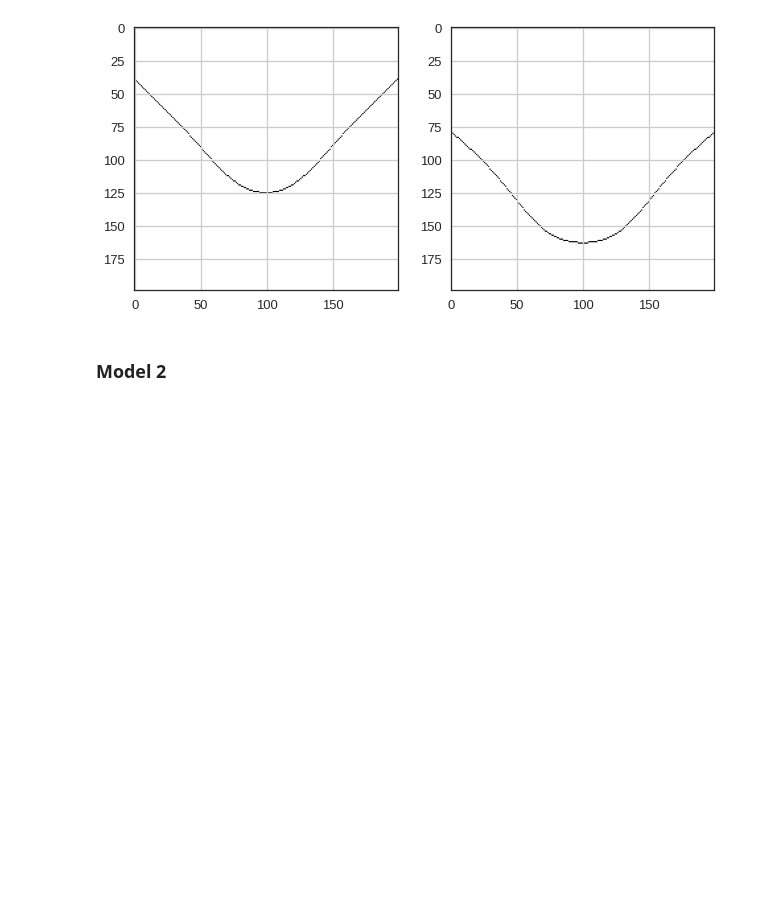
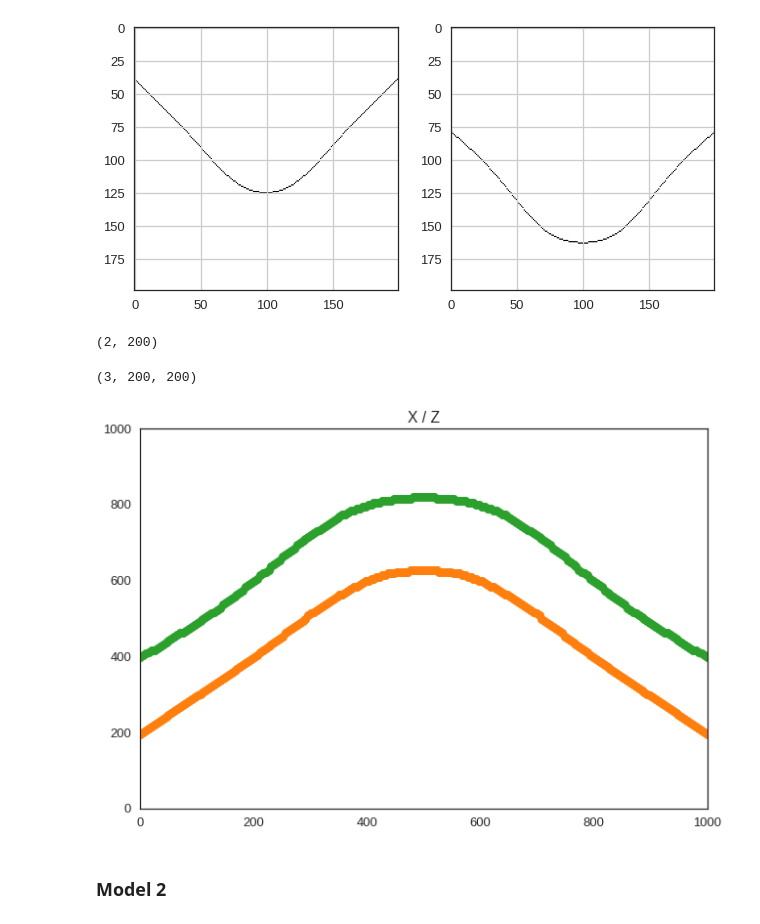
Before and after one commit to TrellixVulnTeam/gempy-notebooks_Q97W, a Jupyter notebook: server-gempy/workflow-v4/geo-model-v4-test.ipynb, the cells around one changed output. Cells and saved outputs as stored; diff of their text form; code cells hidden in the pictures; blank space fills up the shorter version.

Commit message:
[DEV] gempy server - get section surfaces functions - II

```diff
--- a/server-gempy/workflow-v4/geo-model-v4-test.ipynb
+++ b/server-gempy/workflow-v4/geo-model-v4-test.ipynb
@@ -126,6 +123,41 @@ ax2.grid()
 plt.show()
 # %% [output]
 [figure]
+# %%
+extent = { 'z_min': 0, 'z_max': 1000 }
+section_coordinates = post_pro.compute_setction_grid_coordinates(geo_model, extent)
+# %% [output]
+(2, 200)
+(3, 200, 200)
+# %%
+tops_dict = {}
+for key in Bx.keys():
+
+    boolean_matrix_top = Bx[key]
+    xyz_coord_dict = {
+        'xvals': section_coordinates[0,:-1,:][boolean_matrix_top].tolist(),
+        'yvasl': section_coordinates[1,:-1,:][boolean_matrix_top].tolist(),
+        'zvals': section_coordinates[2,:-1,:][boolean_matrix_top].tolist()
+    }
+    tops_dict[key] = xyz_coord_dict
+# %%
+fig, (ax1) = plt.subplots(1, 1)
+for key in tops_dict.keys():
+
+    xyz = tops_dict[key]
+    ax1.plot(
+        xyz['xvals'],
+        xyz['zvals'],
+        'o'
+    )
+
+ax1.set_title('X / Z')
+ax1.set_xlim(0,1000)
+ax1.set_ylim(0,1000)
+fig.savefig('section_tops_plot.png')
+plt.show()
+# %% [output]
+[figure, added]
 # %% [markdown]
 ### Model 2
 # %%
```
Also changed, not shown: parts of 5 cells of this notebook, 2 other files.
